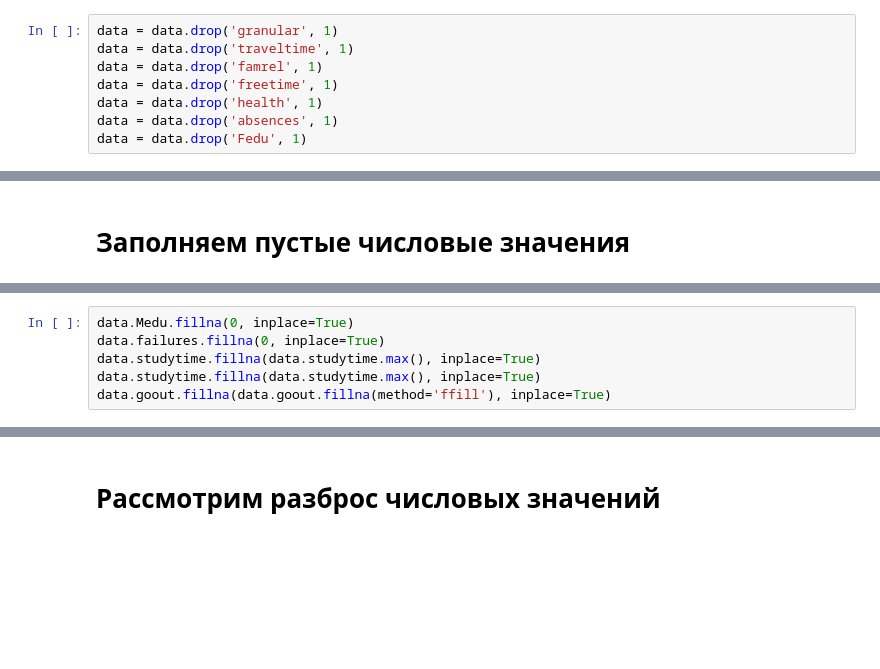
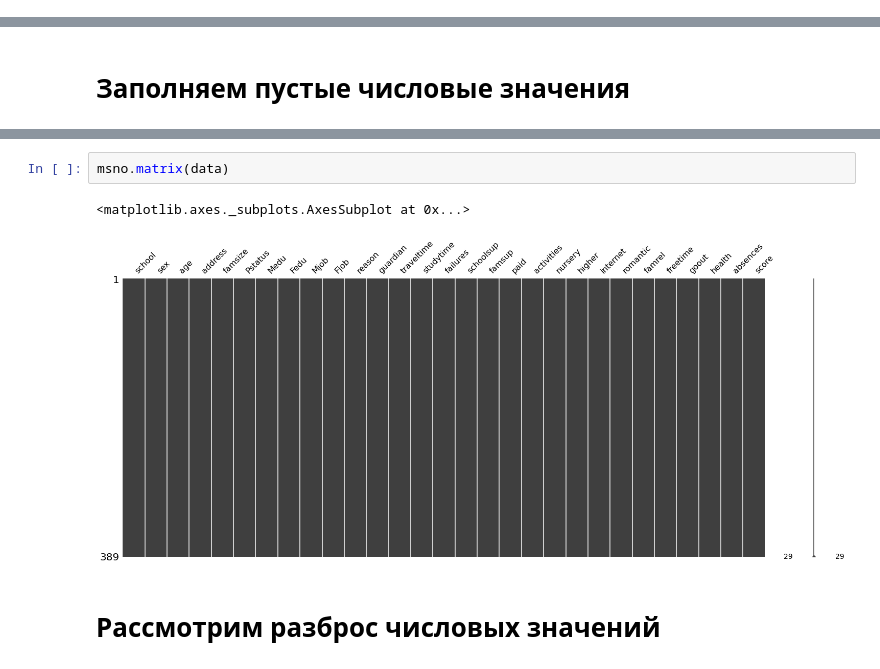
Before and after one commit to Trapezun/skillfactory_rds, a Jupyter notebook: project_module_2.ipynb, the cells around one changed output, grey strips where cells are left out. Drawn from its saved outputs; the diff is of its cells as text; blank space fills up the shorter version.

```diff
--- a/project_module_2.ipynb
+++ b/project_module_2.ipynb
@@ -114,8 +114,0 @@ plt.show()
-# %%
-data = data.drop('granular', 1)
-data = data.drop('traveltime', 1)
-data = data.drop('famrel', 1)
-data = data.drop('freetime', 1)
-data = data.drop('health', 1)
-data = data.drop('absences', 1)
-data = data.drop('Fedu', 1)
@@ -180,6 +118,0 @@ method: ffill, correlation value: -0.1401
-# %%
-data.Medu.fillna(0, inplace=True)
-data.failures.fillna(0, inplace=True)
-data.studytime.fillna(data.studytime.max(), inplace=True)
-data.studytime.fillna(data.studytime.max(), inplace=True)
-data.goout.fillna(data.goout.fillna(method='ffill'), inplace=True)
@@ -186,3 +131,8 @@ data.goout.fillna(data.goout.fillna(method='ffill'), inplace=True)
+# %%
+msno.matrix(data)
+# %% [output]
+<matplotlib.axes._subplots.AxesSubplot at 0x...>
+[figure, added]
 # %% [markdown]
 # Рассмотрим разброс числовых значений
 # %%
```
Also changed, not shown: parts of 55 cells of this notebook.
